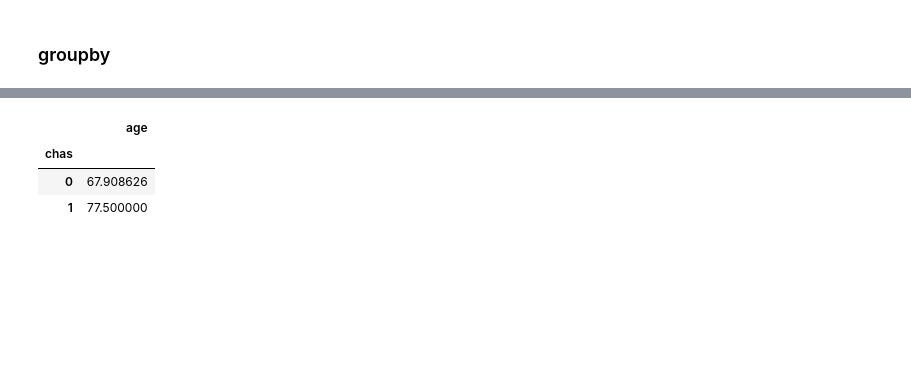
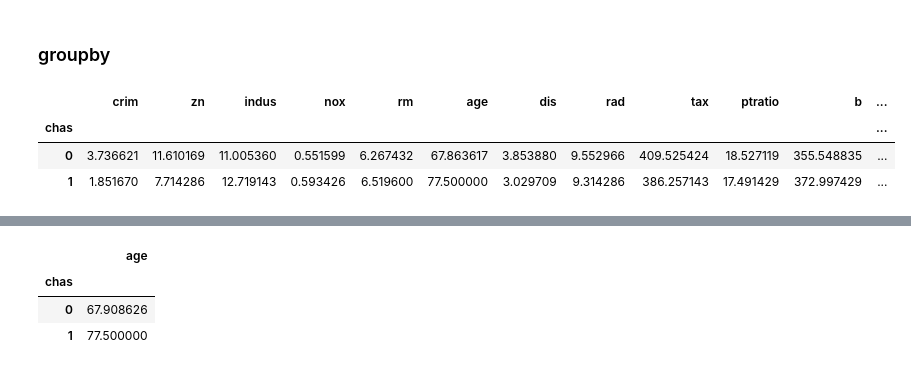
Before and after one commit to alirezasaharkhiz9/python-for-DataAnalysis, a Jupyter notebook: Pandas.ipynb, the cells around one changed output, grey strips where cells are left out. Saved outputs shown, nothing was run; the diff lists cells and outputs as text; code cells hidden in the pictures; blank space fills up the shorter version.

```diff
--- a/Pandas.ipynb
+++ b/Pandas.ipynb
@@ -1134,6 +1134,13 @@ data['age'].median()
 77.15
 # %% [markdown]
 ### groupby
+# %%
+data.groupby('chas').mean()
+# %% [output]
+|  | crim | zn | indus | nox | rm | age | dis | rad | tax | ptratio | b | ... |
+| chas |  |  |  |  |  |  |  |  |  |  |  | ... |
+| 0 | 3.736621 | 11.610169 | 11.005360 | 0.551599 | 6.267432 | 67.863617 | 3.853880 | 9.552966 | 409.525424 | 18.527119 | 355.548835 | ... |
+| 1 | 1.851670 | 7.714286 | 12.719143 | 0.593426 | 6.519600 | 77.500000 | 3.029709 | 9.314286 | 386.257143 | 17.491429 | 372.997429 | ... |
 # %%
 # group by chas for crim mean
 data.groupby('chas')['crim'].mean()
```
Also changed, not shown: parts of 17 cells of this notebook.
